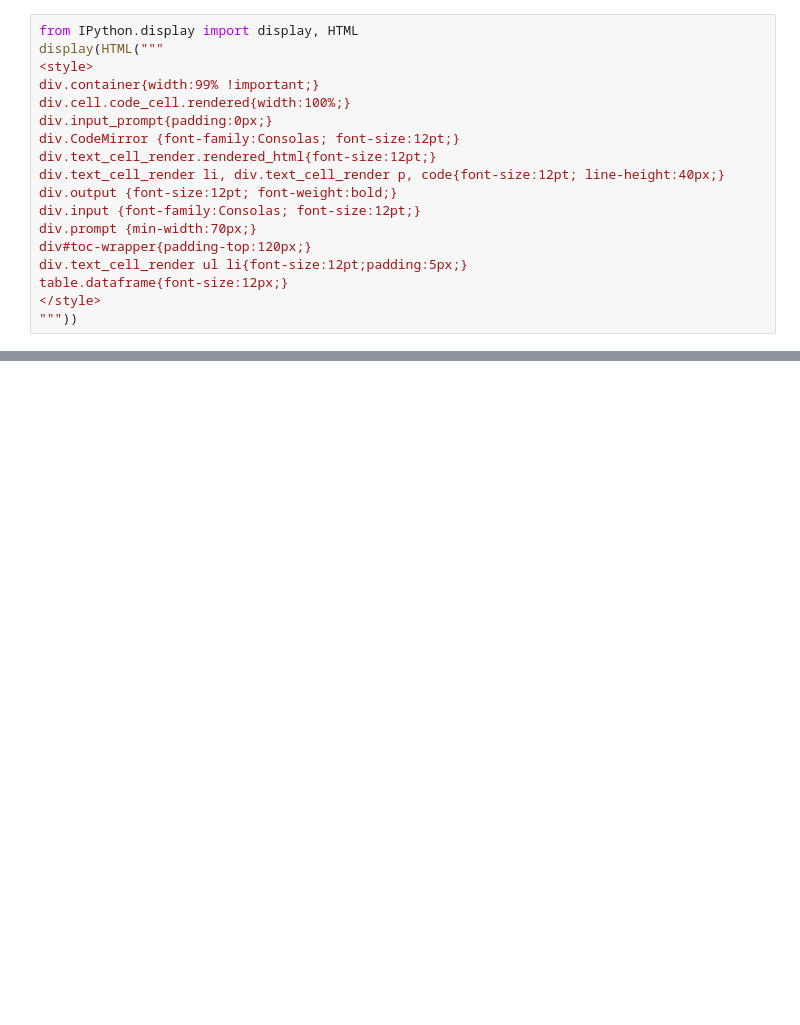
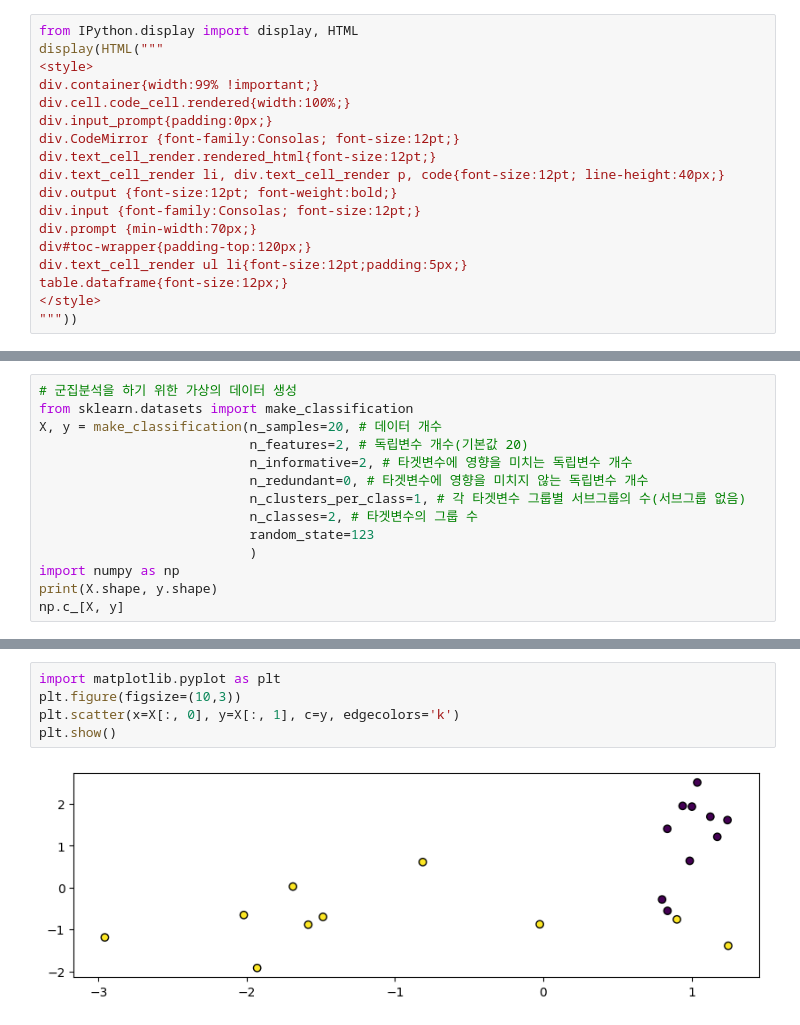
Before and after one commit to Harutoshi87/KI, a Jupyter notebook: source/09_MachineLearning/ch2_군집분석.ipynb, the cells around one changed output, grey strips where cells are left out. Cells and saved outputs as stored; diff of their text form; blank space fills up the shorter version.

```diff
--- a/source/09_MachineLearning/ch2_군집분석.ipynb
+++ b/source/09_MachineLearning/ch2_군집분석.ipynb
@@ -20,0 +41,14 @@ table.dataframe{font-size:12px;}
+# %%
+# 군집분석을 하기 위한 가상의 데이터 생성
+from sklearn.datasets import make_classification
+X, y = make_classification(n_samples=20, # 데이터 개수
+                           n_features=2, # 독립변수 개수(기본값 20)
+                           n_informative=2, # 타겟변수에 영향을 미치는 독립변수 개수
+                           n_redundant=0, # 타겟변수에 영향을 미치지 않는 독립변수 개수
+                           n_clusters_per_class=1, # 각 타겟변수 그룹별 서브그룹의 수(서브그룹 없음)
+                           n_classes=2, # 타겟변수의 그룹 수
+                           random_state=123
+                           )
+import numpy as np
+print(X.shape, y.shape)
+np.c_[X, y]
@@ -20,0 +77,7 @@ table.dataframe{font-size:12px;}
+# %%
+import matplotlib.pyplot as plt
+plt.figure(figsize=(10,3))
+plt.scatter(x=X[:, 0], y=X[:, 1], c=y, edgecolors='k')
+plt.show()
+# %% [output]
+[figure, added]
```
Also changed, not shown: parts of 35 cells of this notebook.
